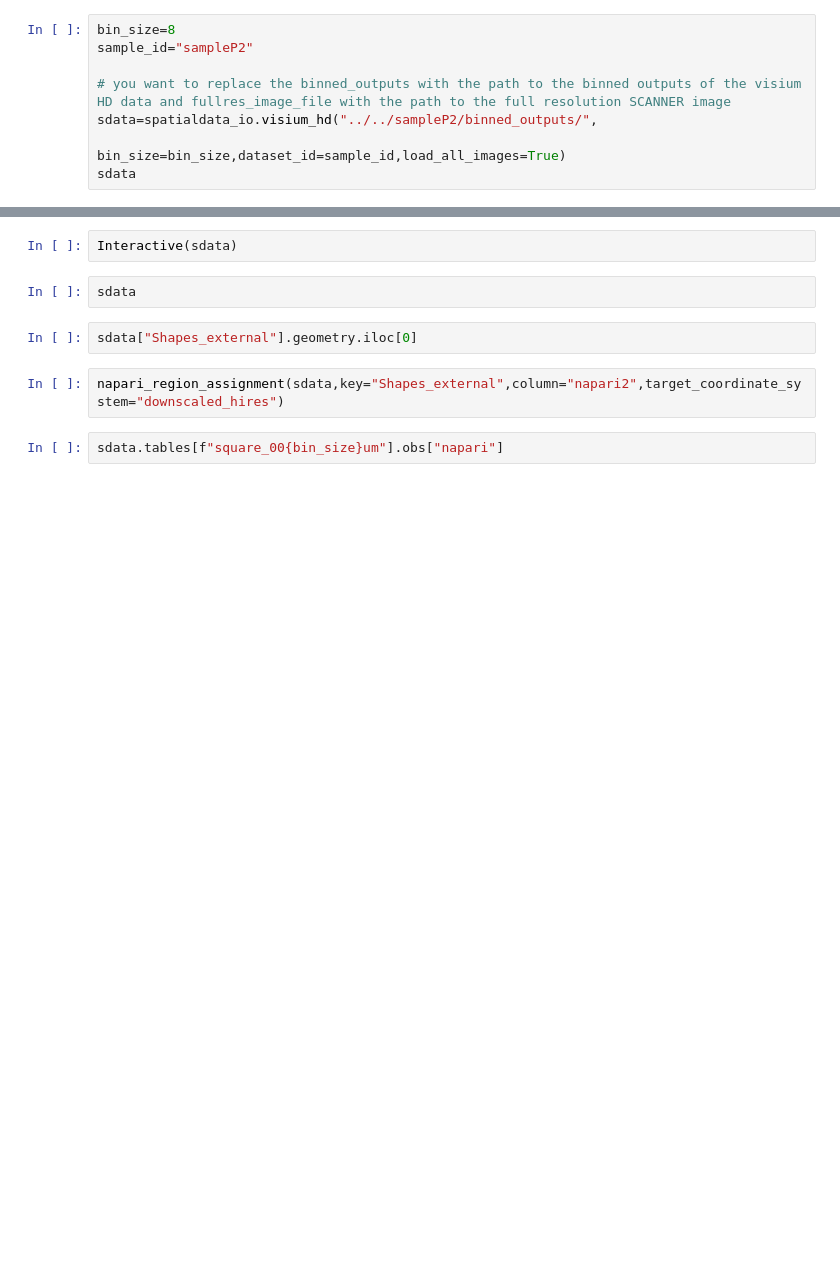
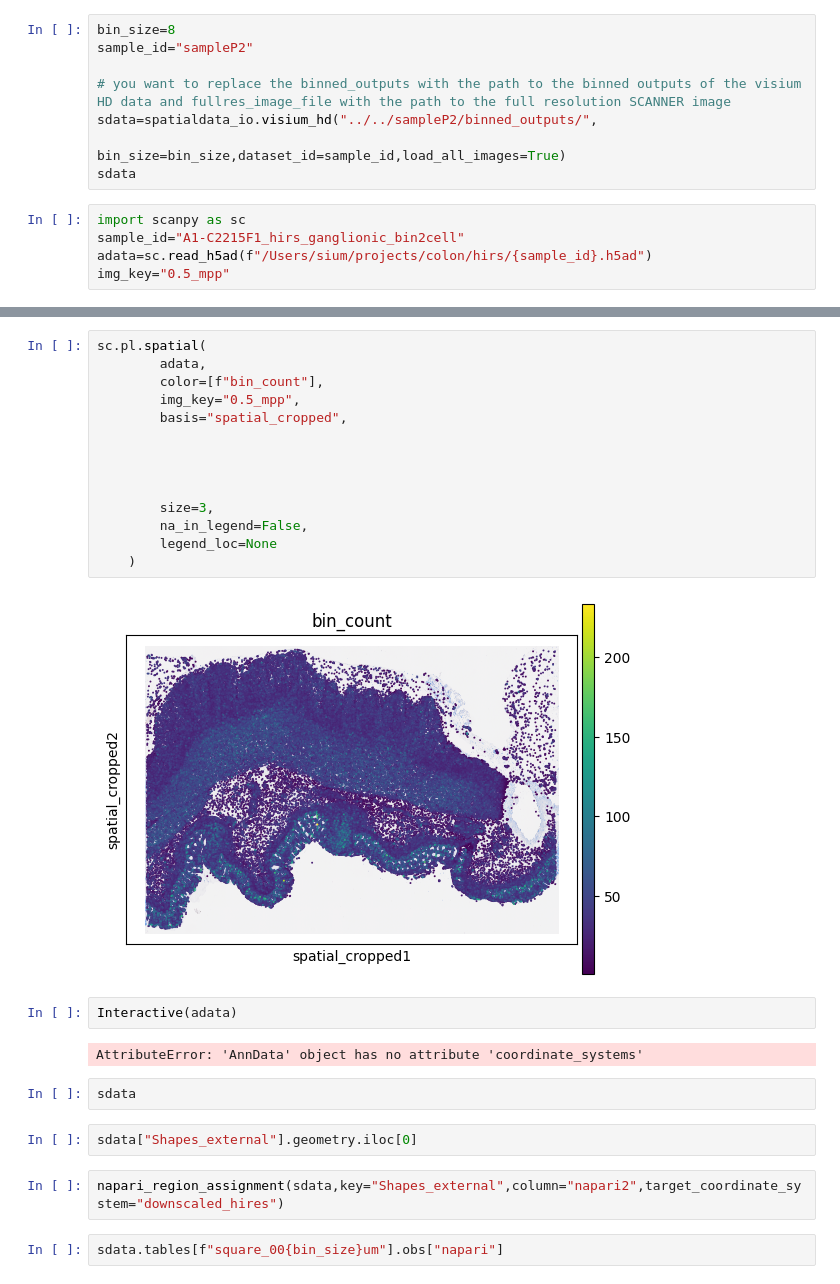
Before and after one commit to sinanugur/easydecon, a Jupyter notebook: notebooks/demo_napari_regionl.ipynb, the cells around one changed output, grey strips where cells are left out. Drawn from its saved outputs; the diff is of its cells as text; blank space fills up the shorter version.

```diff
--- a/notebooks/demo_napari_regionl.ipynb
+++ b/notebooks/demo_napari_regionl.ipynb
@@ -40,3 +45,8 @@ sample_id="sampleP2"
 sdata=spatialdata_io.visium_hd("../../sampleP2/binned_outputs/",
                                bin_size=bin_size,dataset_id=sample_id,load_all_images=True)
 sdata
+# %%
+import scanpy as sc
+sample_id="A1-C2215F1_hirs_ganglionic_bin2cell"
+adata=sc.read_h5ad(f"/Users/sium/projects/colon/hirs/{sample_id}.h5ad")
+img_key="0.5_mpp"
@@ -43,5 +163,23 @@ sdata
+# %%
+sc.pl.spatial(
+        adata,
+        color=[f"bin_count"],
+        img_key="0.5_mpp",
+        basis="spatial_cropped",
+
+
+
+
+        size=3,
+        na_in_legend=False,
+        legend_loc=None
+    )
+# %% [output]
+[figure, added]
 # %%
-Interactive(sdata)
+Interactive(adata)
+# %% [output]
+AttributeError: 'AnnData' object has no attribute 'coordinate_systems'
 # %%
 sdata
 # %%
```
Also changed, not shown: parts of 5 cells of this notebook, 2 other files.
